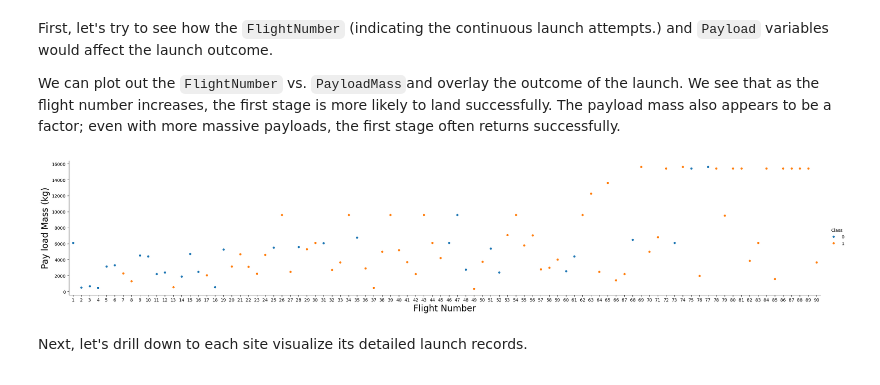
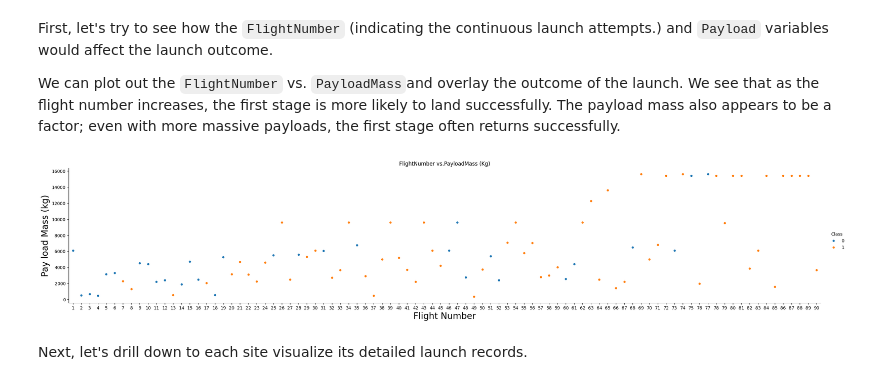
Before and after one commit to HarshalP05/AppliedDataScienceCapstone, a Jupyter notebook: edadataviz.ipynb, the cells around one changed output. Cells and saved outputs as stored; diff of their text form; code cells hidden in the pictures.

```diff
--- a/edadataviz.ipynb
+++ b/edadataviz.ipynb
@@ -62,13 +56,13 @@ please provide us feedback at https://github.com/pandas-dev/pandas/issues/54466
 # %% [markdown]
 First, let's read the SpaceX dataset into a Pandas dataframe and print its summary
 # %%
-from js import fetch
-import io
+# from js import fetch
+# import io
 
-URL = "https://cf-courses-data.s3.us.cloud-object-storage.appdomain.cloud/IBM-DS0321EN-SkillsNetwork/datasets/dataset_part_2.csv"
-resp = await fetch(URL)
-dataset_part_2_csv = io.BytesIO((await resp.arrayBuffer()).to_py())
-df=pd.read_csv(dataset_part_2_csv)
+# URL = "https://cf-courses-data.s3.us.cloud-object-storage.appdomain.cloud/IBM-DS0321EN-SkillsNetwork/datasets/dataset_part_2.csv"
+# resp = await fetch(URL)
+# dataset_part_2_csv = io.BytesIO((await resp.arrayBuffer()).to_py())
+df=pd.read_csv('dataset_part_2.csv')
 df.head(5)
 # %% [output]
 |  | FlightNumber | Date | BoosterVersion | PayloadMass | Orbit | LaunchSite | Outcome | Flights | GridFins | ... |
@@ -84,10 +78,11 @@ We can plot out the <code>FlightNumber</code> vs. <code>PayloadMass</code>and ov
 # %%
 sns.catplot(y="PayloadMass", x="FlightNumber", hue="Class", data=df, aspect = 5)
 plt.xlabel("Flight Number",fontsize=20)
 plt.ylabel("Pay load Mass (kg)",fontsize=20)
+plt.title("FlightNumber vs.PayloadMass (Kg)")
 plt.show()
 # %% [output]
-[figure, old version]
+[figure, new version]
 # %% [markdown]
 Next, let's drill down to each site visualize its detailed launch records.
 # %% [markdown]
```
Also changed, not shown: parts of 6 cells of this notebook, 1 other file.
